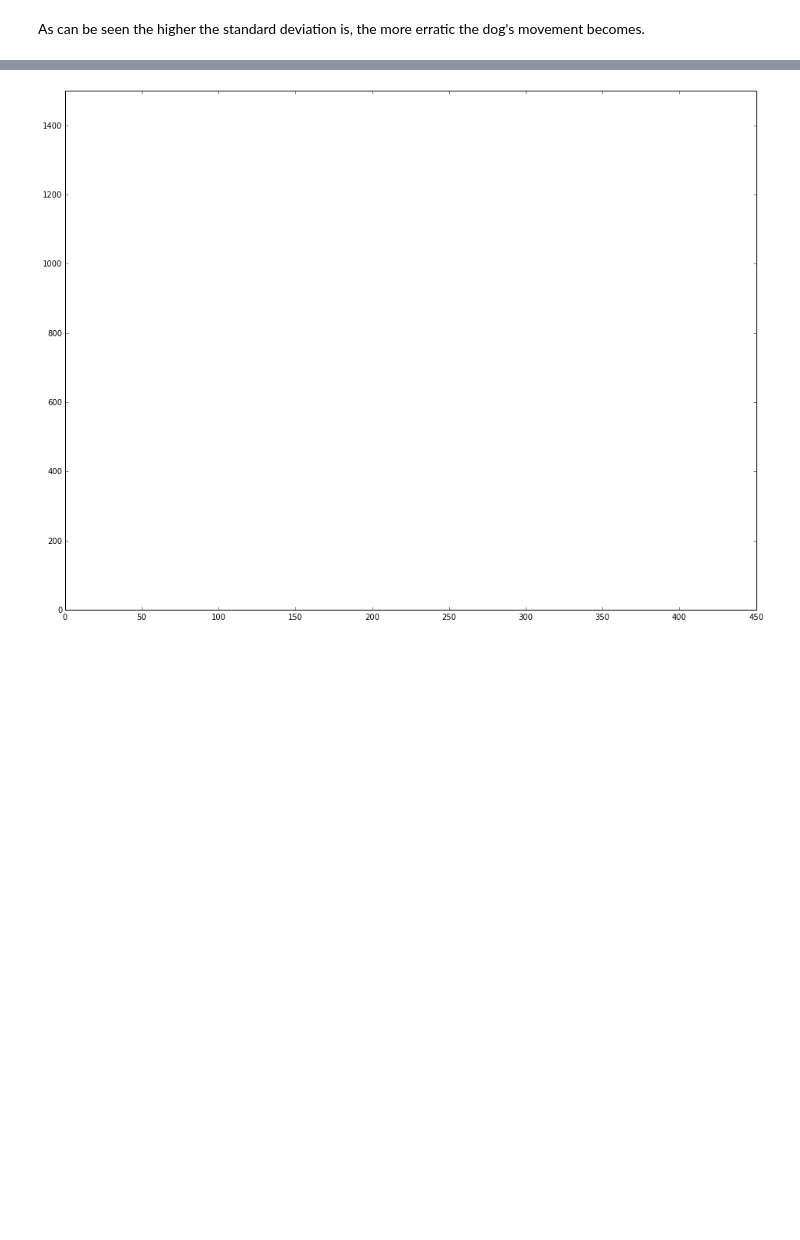
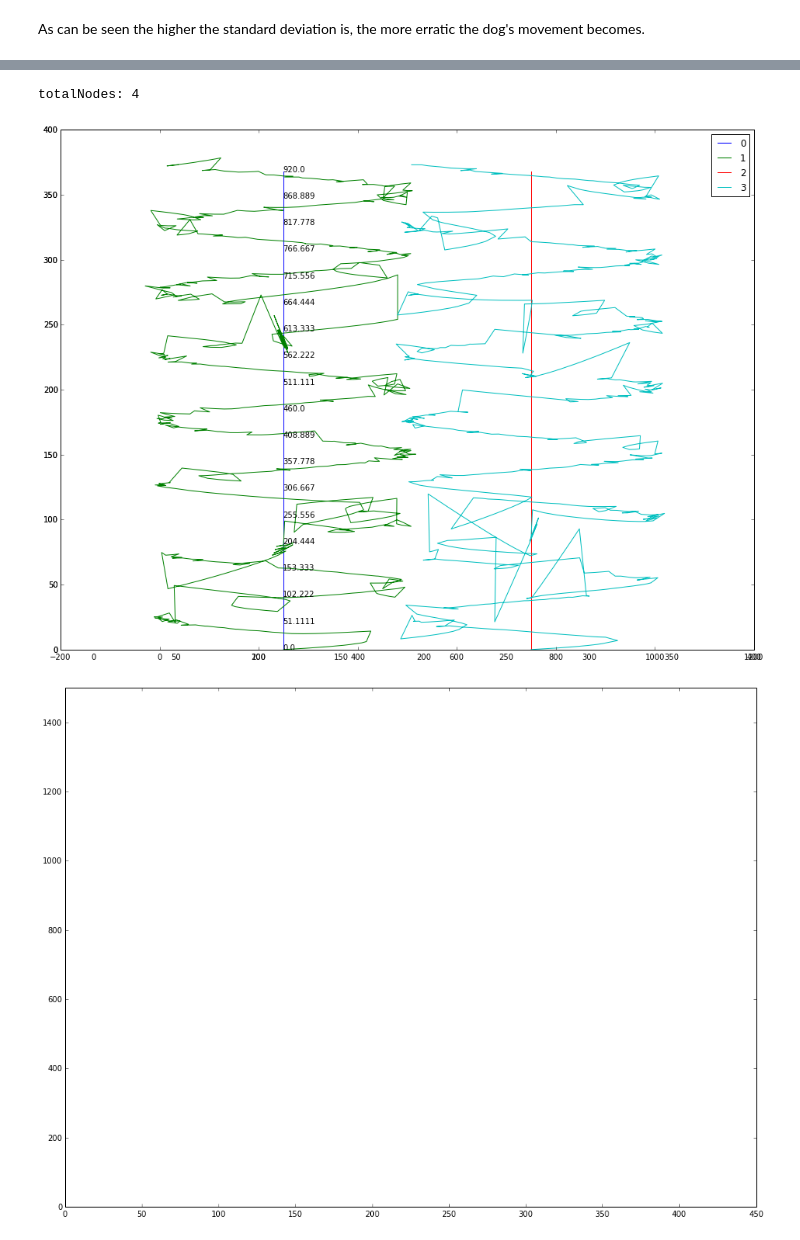
Before and after one commit to matiya/bonn-motion-parser, a Jupyter notebook: new MobilityModel.ipynb, the cells around one changed output, grey strips where cells are left out. Saved outputs shown, nothing was run; the diff lists cells and outputs as text; code cells hidden in the pictures; blank space fills up the shorter version.

```diff
--- a/new MobilityModel.ipynb
+++ b/new MobilityModel.ipynb
@@ -97 +99,6 @@ totalNodes: 12
+# %%
+allNodes([1,"/home/default/workspace/repos/python/bonn-motion-parser/mobilityGenerator/build/scenario0"])
+# %% [output]
+totalNodes: 4
+[figure, added]
 # %%
```
Also changed, not shown: parts of 3 cells of this notebook, 4 other files.
